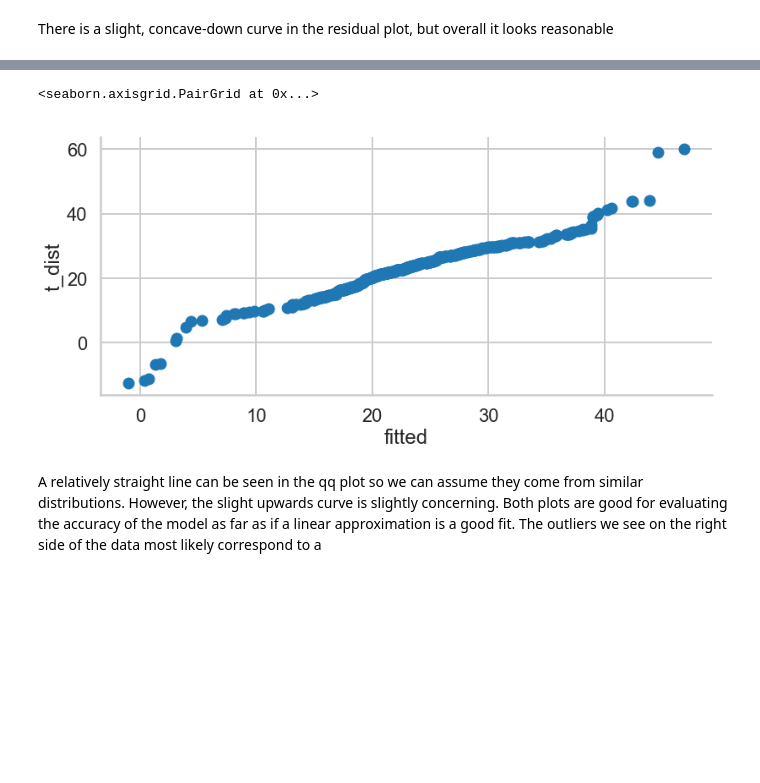
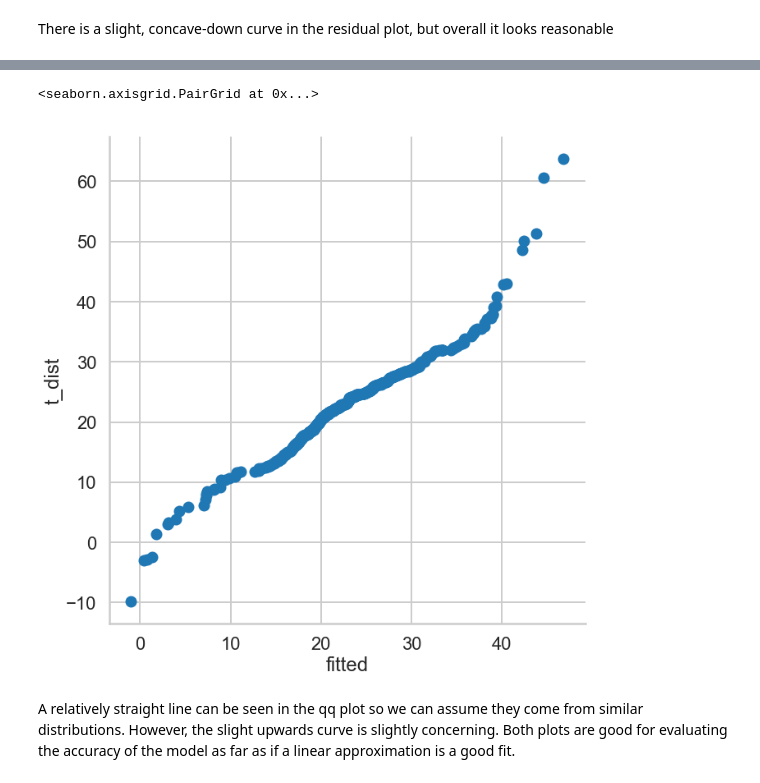
Before and after one commit to coopercunliffe/Springboard, a Jupyter notebook: linear_regression/Mini_Project_Linear_Regression.ipynb, the cells around one changed output, grey strips where cells are left out. Drawn from its saved outputs; the diff is of its cells as text; code cells hidden in the pictures; blank space fills up the shorter version.

```diff
--- a/linear_regression/Mini_Project_Linear_Regression.ipynb
+++ b/linear_regression/Mini_Project_Linear_Regression.ipynb
@@ -904,10 +909,10 @@ There is a slight, concave-down curve in the residual plot, but overall it looks
 # %%
-# Qunatile (Q-Q) plot
+# Quantile (Q-Q) plot
 import scipy.stats as stats
 import seaborn_qqplot as sqp
-sqp.qqplot(bos, 'fitted', stats.t, height=6, aspect=2)
+sqp.qqplot(bos, 'fitted', stats.t, height=10)
 # %% [output]
 <seaborn.axisgrid.PairGrid at 0x...>
-[figure, old version]
+[figure, new version]
 # %% [markdown]
-A relatively straight line can be seen in the qq plot so we can assume they come from similar distributions. However, the slight upwards curve is slightly concerning. Both plots are good for evaluating the accuracy of the model as far as if a linear approximation is a good fit. The outliers we see on the right side of the data most likely correspond to a
+A relatively straight line can be seen in the qq plot so we can assume they come from similar distributions. However, the slight upwards curve is slightly concerning. Both plots are good for evaluating the accuracy of the model as far as if a linear approximation is a good fit.
```
Also changed, not shown: parts of 16 cells of this notebook, 1 other file.
